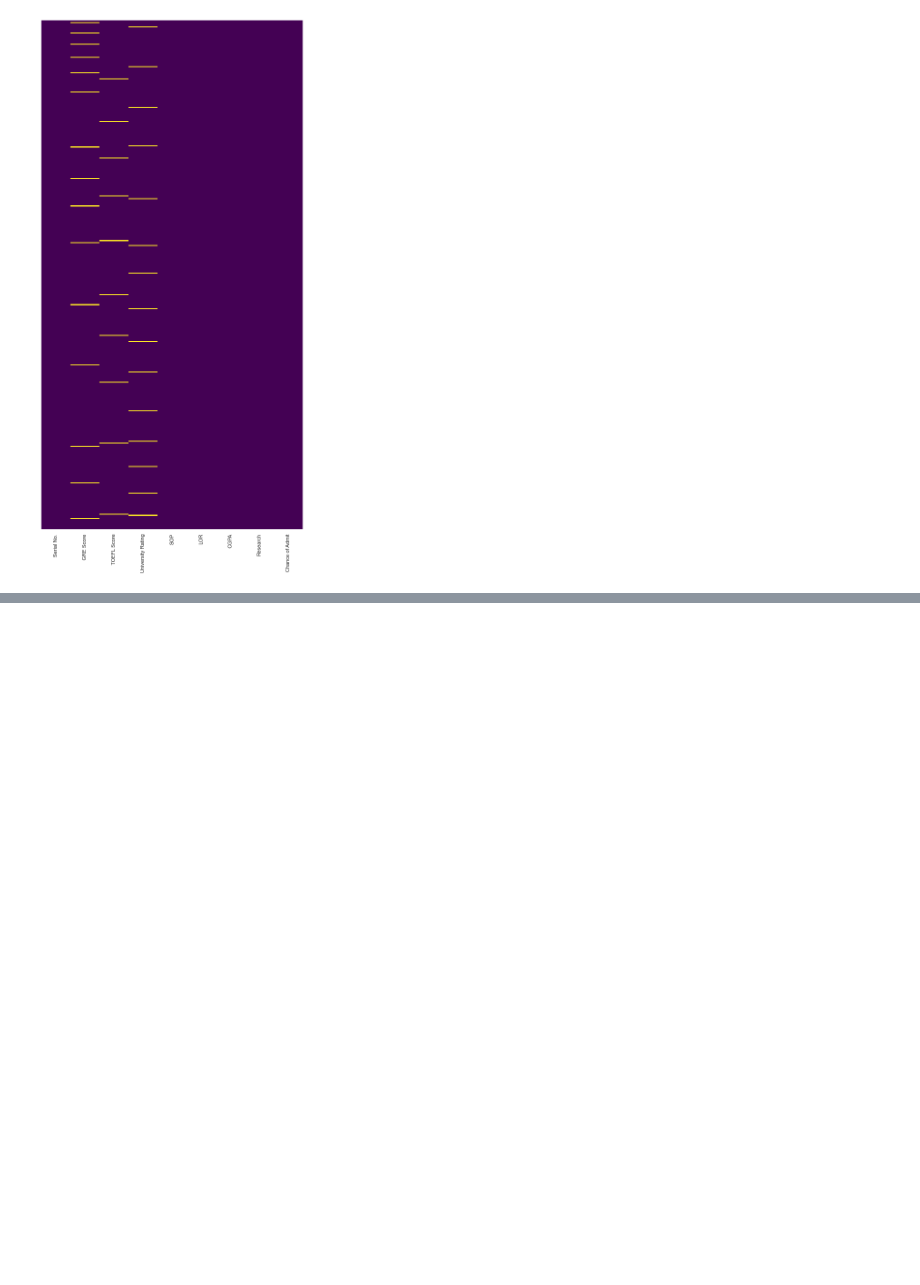
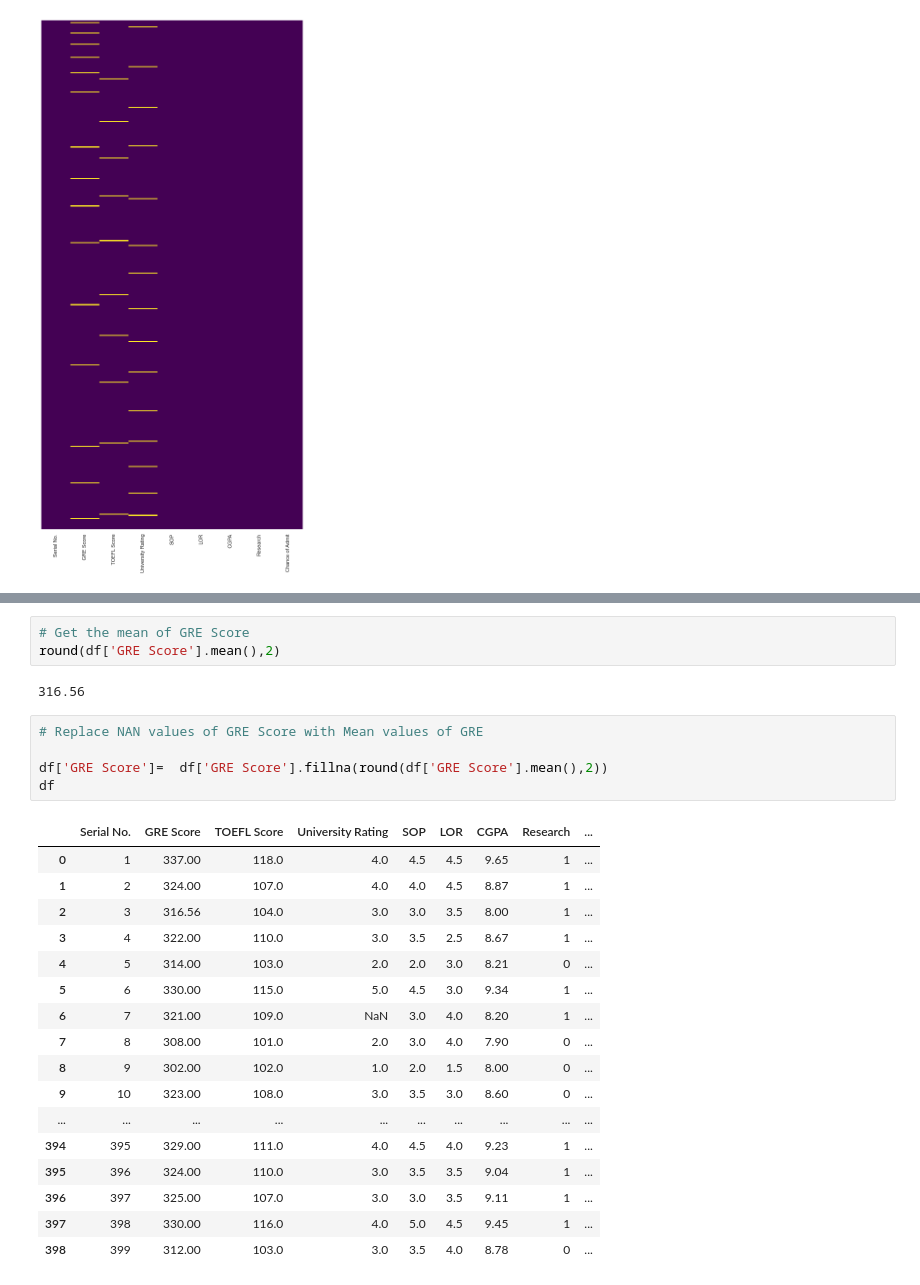
Before and after one commit to ravi0dubey/Linear_Regression_Admission_Prediction, a Jupyter notebook: Linear Regression Model for Admission Prediction.ipynb, the cells around one changed output, grey strips where cells are left out. Drawn from its saved outputs; the diff is of its cells as text; blank space fills up the shorter version.

```diff
--- a/Linear Regression Model for Admission Prediction.ipynb
+++ b/Linear Regression Model for Admission Prediction.ipynb
@@ -145,0 +168,28 @@ sns.heatmap(df.isnull(),yticklabels=False,cbar= False,cmap = 'viridis')
+# %%
+# Get the mean of GRE Score
+round(df['GRE Score'].mean(),2)
+# %% [output]
+316.56
+# %%
+# Replace NAN values of GRE Score with Mean values of GRE
+
+df['GRE Score']=  df['GRE Score'].fillna(round(df['GRE Score'].mean(),2))
+df
+# %% [output]
+|  | Serial No. | GRE Score | TOEFL Score | University Rating | SOP | LOR | CGPA | Research | ... |
+| 0 | 1 | 337.00 | 118.0 | 4.0 | 4.5 | 4.5 | 9.65 | 1 | ... |
+| 1 | 2 | 324.00 | 107.0 | 4.0 | 4.0 | 4.5 | 8.87 | 1 | ... |
+| 2 | 3 | 316.56 | 104.0 | 3.0 | 3.0 | 3.5 | 8.00 | 1 | ... |
+| 3 | 4 | 322.00 | 110.0 | 3.0 | 3.5 | 2.5 | 8.67 | 1 | ... |
+| 4 | 5 | 314.00 | 103.0 | 2.0 | 2.0 | 3.0 | 8.21 | 0 | ... |
+| 5 | 6 | 330.00 | 115.0 | 5.0 | 4.5 | 3.0 | 9.34 | 1 | ... |
+| 6 | 7 | 321.00 | 109.0 | NaN | 3.0 | 4.0 | 8.20 | 1 | ... |
+| 7 | 8 | 308.00 | 101.0 | 2.0 | 3.0 | 4.0 | 7.90 | 0 | ... |
+| 8 | 9 | 302.00 | 102.0 | 1.0 | 2.0 | 1.5 | 8.00 | 0 | ... |
+| 9 | 10 | 323.00 | 108.0 | 3.0 | 3.5 | 3.0 | 8.60 | 0 | ... |
+| ... | ... | ... | ... | ... | ... | ... | ... | ... | ... |
+| 394 | 395 | 329.00 | 111.0 | 4.0 | 4.5 | 4.0 | 9.23 | 1 | ... |
+| 395 | 396 | 324.00 | 110.0 | 3.0 | 3.5 | 3.5 | 9.04 | 1 | ... |
+| 396 | 397 | 325.00 | 107.0 | 3.0 | 3.0 | 3.5 | 9.11 | 1 | ... |
+| 397 | 398 | 330.00 | 116.0 | 4.0 | 5.0 | 4.5 | 9.45 | 1 | ... |
+| 398 | 399 | 312.00 | 103.0 | 3.0 | 3.5 | 4.0 | 8.78 | 0 | ... |
```
Also changed, not shown: parts of 6 cells of this notebook.
